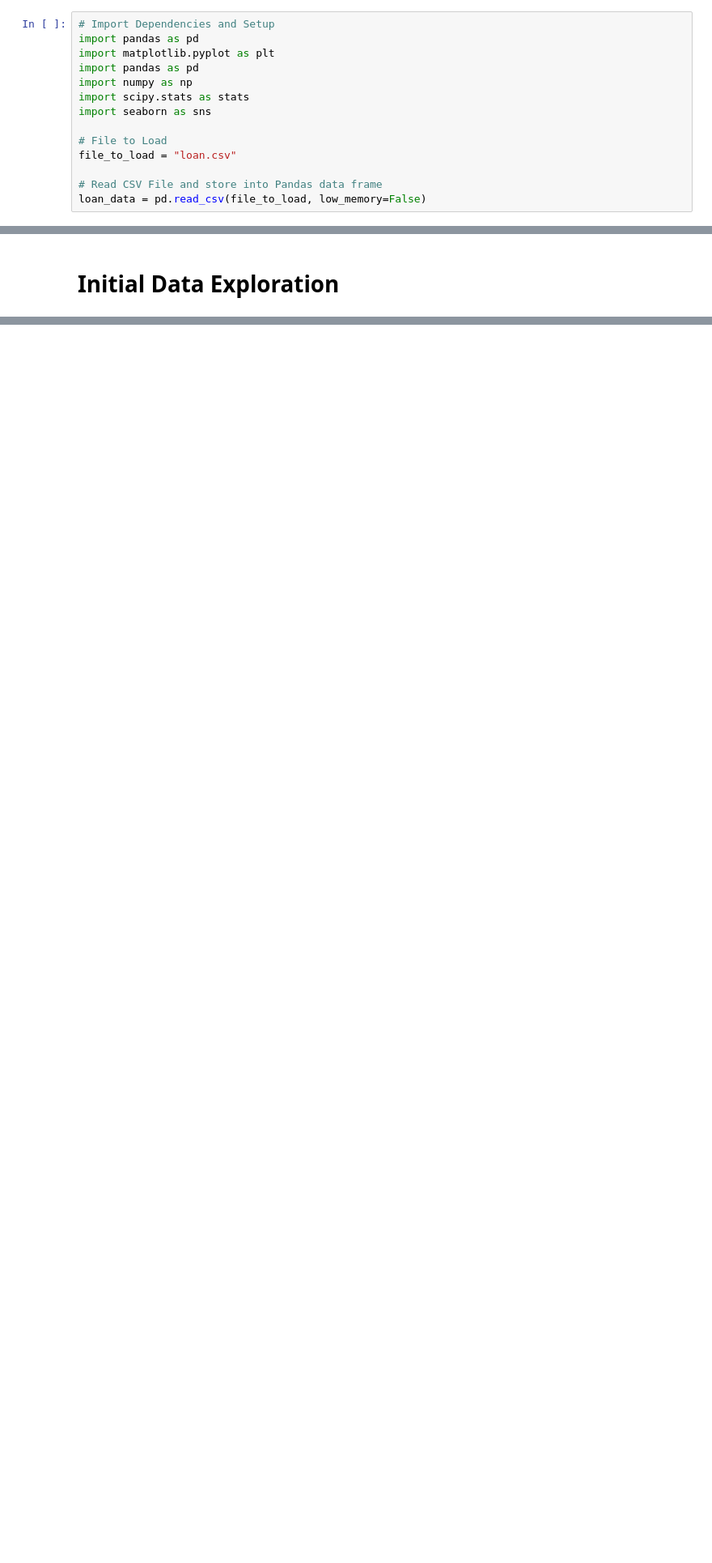
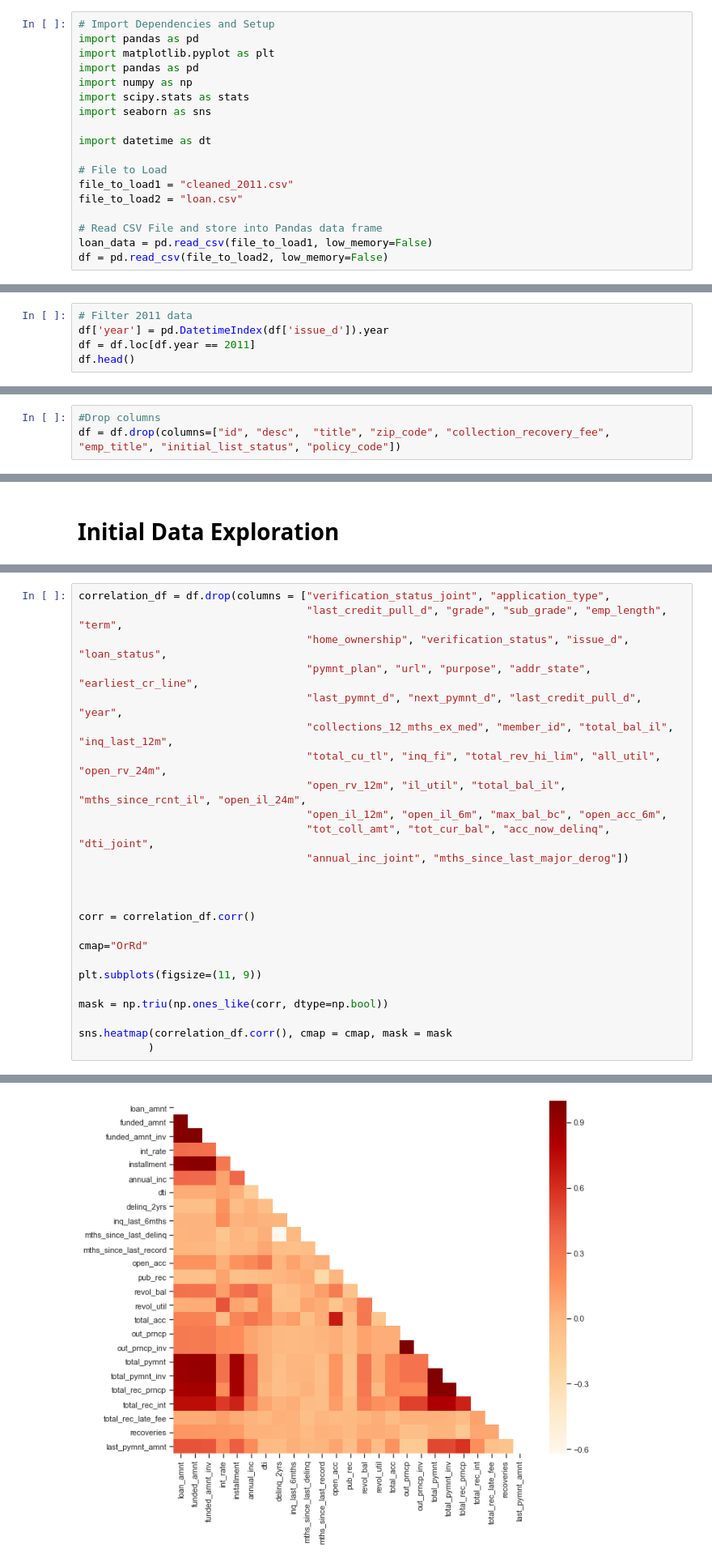
Before and after one commit to nukemecha/Project3, a Jupyter notebook: Meg/ex_analysis.ipynb, the cells around one changed output, grey strips where cells are left out. Shown at 81% size. Saved outputs shown, nothing was run; the diff lists cells and outputs as text; blank space fills up the shorter version.

Commit message:
updated visualizations

```diff
--- a/Meg/ex_analysis.ipynb
+++ b/Meg/ex_analysis.ipynb
@@ -9,11 +9,15 @@ import numpy as np
 import scipy.stats as stats
 import seaborn as sns
 
+import datetime as dt
+
 # File to Load
-file_to_load = "loan.csv"
+file_to_load1 = "cleaned_2011.csv"
+file_to_load2 = "loan.csv"
 
 # Read CSV File and store into Pandas data frame
-loan_data = pd.read_csv(file_to_load, low_memory=False)
+loan_data = pd.read_csv(file_to_load1, low_memory=False)
+df = pd.read_csv(file_to_load2, low_memory=False)
 # %%
 # This code will suprese the warning on the code
 from warnings import simplefilter
@@ -229,0 +50,5 @@ loan_data.isna()
+# %%
+# Filter 2011 data
+df['year'] = pd.DatetimeIndex(df['issue_d']).year
+df = df.loc[df.year == 2011]
+df.head()
@@ -229,0 +63,3 @@ loan_data.isna()
+# %%
+#Drop columns
+df = df.drop(columns=["id", "desc",  "title", "zip_code", "collection_recovery_fee", "emp_title", "initial_list_status", "policy_code"])
@@ -274,0 +133,26 @@ plt.show()
+# %%
+correlation_df = df.drop(columns = ["verification_status_joint", "application_type",
+                                    "last_credit_pull_d", "grade", "sub_grade", "emp_length", "term",
+                                    "home_ownership", "verification_status", "issue_d", "loan_status",
+                                    "pymnt_plan", "url", "purpose", "addr_state", "earliest_cr_line",
+                                    "last_pymnt_d", "next_pymnt_d", "last_credit_pull_d", "year",
+                                    "collections_12_mths_ex_med", "member_id", "total_bal_il", "inq_last_12m",
+                                    "total_cu_tl", "inq_fi", "total_rev_hi_lim", "all_util", "open_rv_24m",
+                                    "open_rv_12m", "il_util", "total_bal_il", "mths_since_rcnt_il", "open_il_24m",
+                                    "open_il_12m", "open_il_6m", "max_bal_bc", "open_acc_6m",
+                                    "tot_coll_amt", "tot_cur_bal", "acc_now_delinq", "dti_joint",
+                                    "annual_inc_joint", "mths_since_last_major_derog"])
+
+
+
+corr = correlation_df.corr()
+
+cmap="OrRd"
+
+plt.subplots(figsize=(11, 9))
+
+mask = np.triu(np.ones_like(corr, dtype=np.bool))
+
+sns.heatmap(correlation_df.corr(), cmap = cmap, mask = mask
+           )
+# %% [output]
@@ -274,0 +160 @@ plt.show()
+[figure, added]
```
Also changed, not shown: parts of 35 cells of this notebook.
